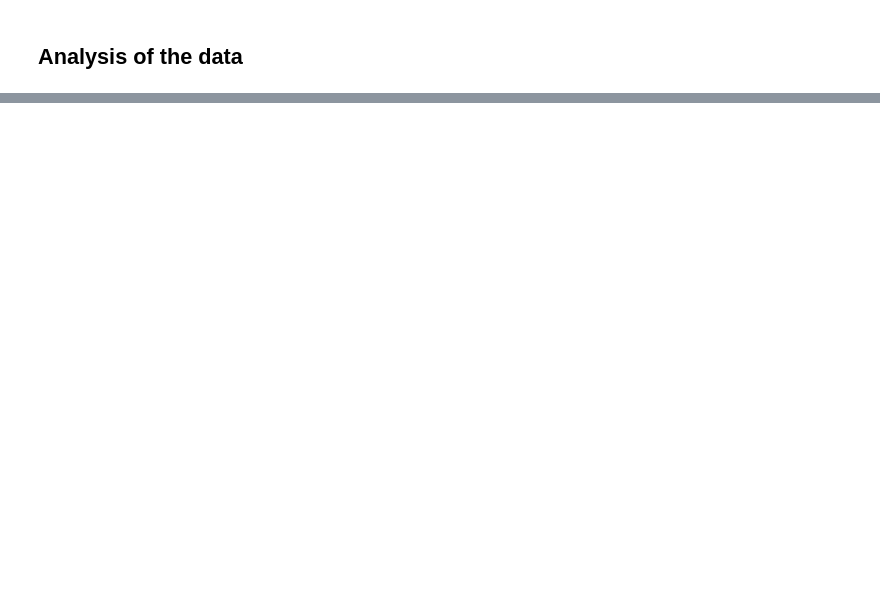
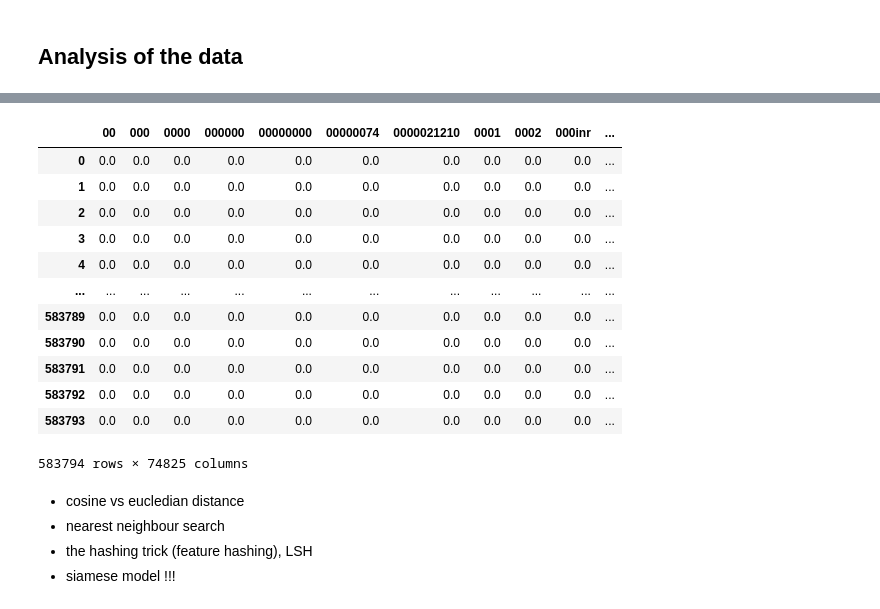
Before and after one commit to ClaudiaValverde/quora-challenge, a Jupyter notebook: utils_Claudia.ipynb, the cells around one changed output, grey strips where cells are left out. Drawn from its saved outputs; the diff is of its cells as text; code cells hidden in the pictures; blank space fills up the shorter version.

```diff
--- a/utils_Claudia.ipynb
+++ b/utils_Claudia.ipynb
@@ -103,0 +99,5 @@ Maximum Times a Question Got Repeated: 148
+# %%
+# preprocessing
+# filling Nan values as ''
+
+df = tr_df.fillna('')
@@ -103,0 +111,6 @@ Maximum Times a Question Got Repeated: 148
+# %%
+from sklearn.feature_extraction.text import TfidfVectorizer
+
+questions = list(df['question1']) + list(df['question2'])
+tfidf = TfidfVectorizer()
+X_train_tfidf = tfidf.fit_transform(questions)
@@ -103,0 +119,27 @@ Maximum Times a Question Got Repeated: 148
+# %%
+#ajuntar df + tfidf de manera 'normal'
+
+
+df1 = pd.DataFrame(X_train_tfidf.toarray(), columns=tfidf.get_feature_names())
+df1
+#df.drop('text', axis=1, inplace=True)
+#res = pd.concat([df, df1], axis=1)
+# %% [output]
+|  | 00 | 000 | 0000 | 000000 | 00000000 | 00000074 | 0000021210 | 0001 | 0002 | 000inr | ... |
+| 0 | 0.0 | 0.0 | 0.0 | 0.0 | 0.0 | 0.0 | 0.0 | 0.0 | 0.0 | 0.0 | ... |
+| 1 | 0.0 | 0.0 | 0.0 | 0.0 | 0.0 | 0.0 | 0.0 | 0.0 | 0.0 | 0.0 | ... |
+| 2 | 0.0 | 0.0 | 0.0 | 0.0 | 0.0 | 0.0 | 0.0 | 0.0 | 0.0 | 0.0 | ... |
+| 3 | 0.0 | 0.0 | 0.0 | 0.0 | 0.0 | 0.0 | 0.0 | 0.0 | 0.0 | 0.0 | ... |
+| 4 | 0.0 | 0.0 | 0.0 | 0.0 | 0.0 | 0.0 | 0.0 | 0.0 | 0.0 | 0.0 | ... |
+| ... | ... | ... | ... | ... | ... | ... | ... | ... | ... | ... | ... |
+| 583789 | 0.0 | 0.0 | 0.0 | 0.0 | 0.0 | 0.0 | 0.0 | 0.0 | 0.0 | 0.0 | ... |
+| 583790 | 0.0 | 0.0 | 0.0 | 0.0 | 0.0 | 0.0 | 0.0 | 0.0 | 0.0 | 0.0 | ... |
+| 583791 | 0.0 | 0.0 | 0.0 | 0.0 | 0.0 | 0.0 | 0.0 | 0.0 | 0.0 | 0.0 | ... |
+| 583792 | 0.0 | 0.0 | 0.0 | 0.0 | 0.0 | 0.0 | 0.0 | 0.0 | 0.0 | 0.0 | ... |
+| 583793 | 0.0 | 0.0 | 0.0 | 0.0 | 0.0 | 0.0 | 0.0 | 0.0 | 0.0 | 0.0 | ... |
+583794 rows × 74825 columns
+# %% [markdown]
+- cosine vs eucledian distance
+- nearest neighbour search
+- the hashing trick (feature hashing), LSH
+- siamese model !!!
```
Also changed, not shown: parts of 14 cells of this notebook.
